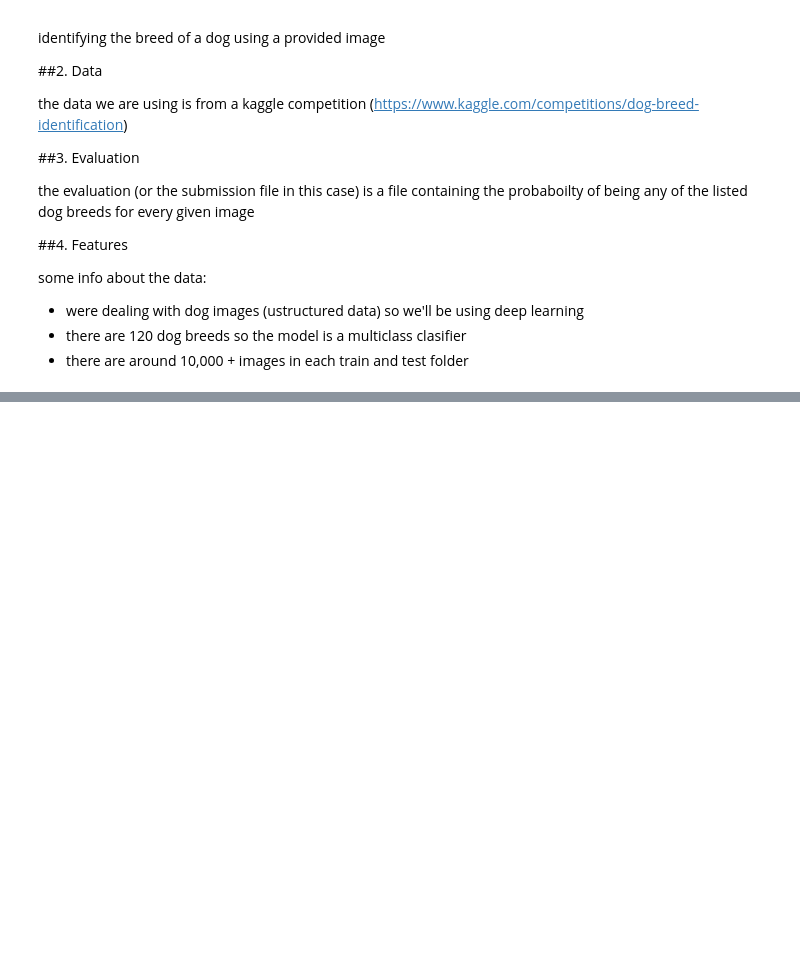
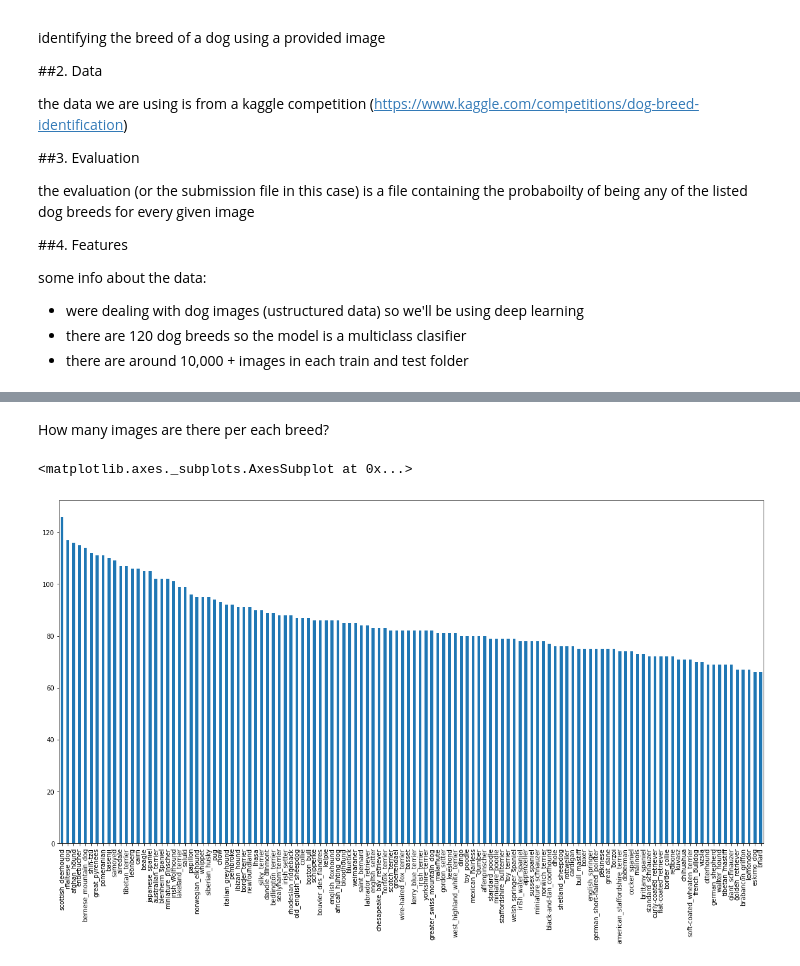
Before and after one commit to abbazs333/ML_dev_training, a Jupyter notebook: end_to_end_dog_breed_detection.ipynb, the cells around one changed output, grey strips where cells are left out. Saved outputs shown, nothing was run; the diff lists cells and outputs as text; code cells hidden in the pictures; blank space fills up the shorter version.

```diff
--- a/end_to_end_dog_breed_detection.ipynb
+++ b/end_to_end_dog_breed_detection.ipynb
@@ -308,0 +42,4 @@ Name: id, Length: 10222, dtype: object
+# %%
+#Importing the labels.csv file
+labels = pd.read_csv("/content/drive/MyDrive/Colab Notebooks/dog breed detection project/labels.csv")
+labels.head()
@@ -308,0 +53,7 @@ Name: id, Length: 10222, dtype: object
+# %% [markdown]
+How many images are there per each breed?
+# %%
+labels["breed"].value_counts().plot.bar(figsize=(20,10))
+# %% [output]
+<matplotlib.axes._subplots.AxesSubplot at 0x...>
+[figure, added]
```
Also changed, not shown: parts of 46 cells of this notebook.
